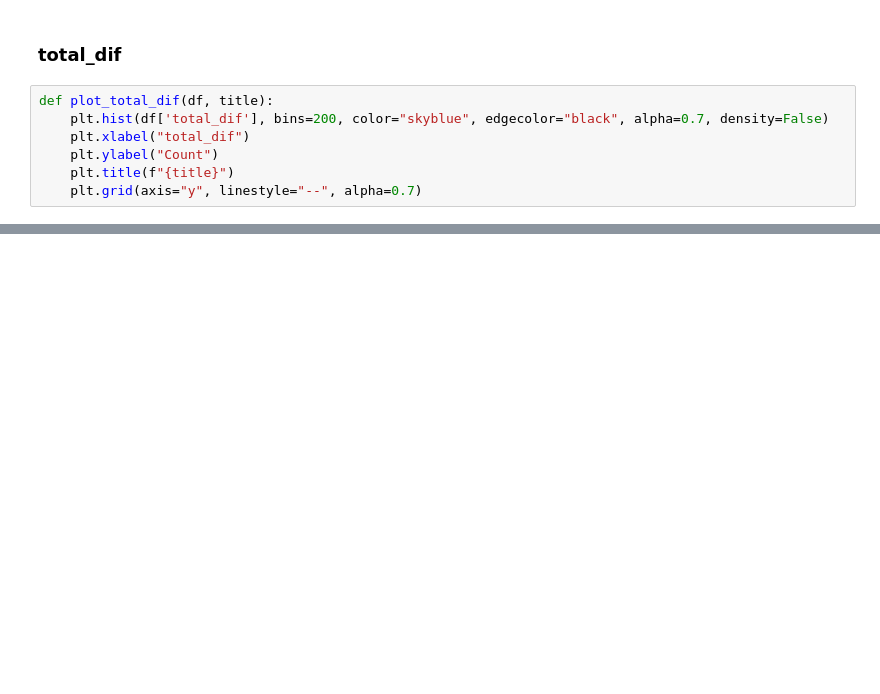
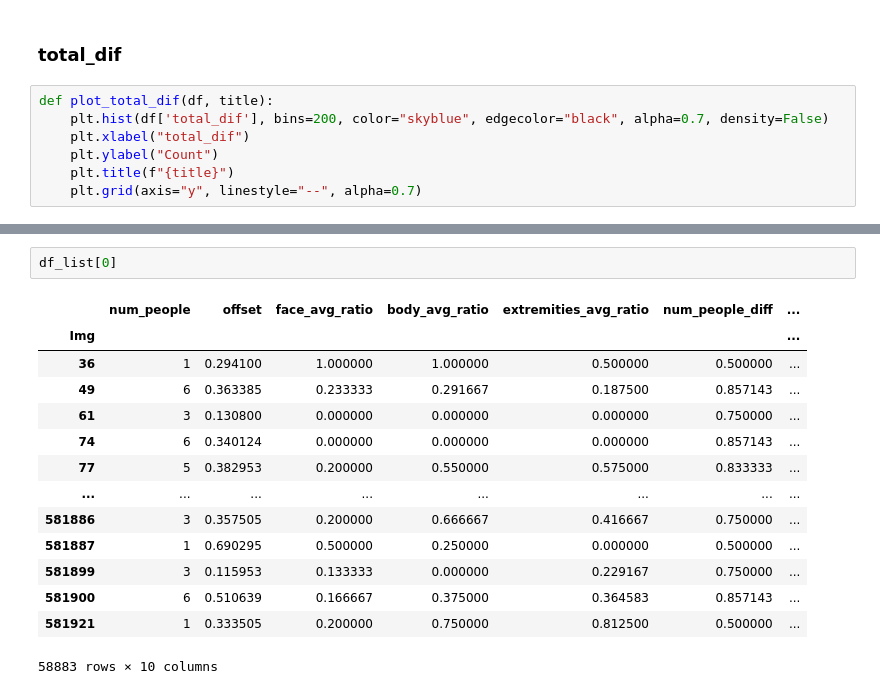
Before and after one commit to federicopaschetta/FemaleObjectificationInMovies, a Jupyter notebook: coco_diff.ipynb, the cells around one changed output, grey strips where cells are left out. Drawn from its saved outputs; the diff is of its cells as text; blank space fills up the shorter version.

```diff
--- a/coco_diff.ipynb
+++ b/coco_diff.ipynb
@@ -525,0 +544,17 @@ plt.show()
+# %%
+df_list[0]
+# %% [output]
+|  | num_people | offset | face_avg_ratio | body_avg_ratio | extremities_avg_ratio | num_people_diff | ... |
+| Img |  |  |  |  |  |  | ... |
+| 36 | 1 | 0.294100 | 1.000000 | 1.000000 | 0.500000 | 0.500000 | ... |
+| 49 | 6 | 0.363385 | 0.233333 | 0.291667 | 0.187500 | 0.857143 | ... |
+| 61 | 3 | 0.130800 | 0.000000 | 0.000000 | 0.000000 | 0.750000 | ... |
+| 74 | 6 | 0.340124 | 0.000000 | 0.000000 | 0.000000 | 0.857143 | ... |
+| 77 | 5 | 0.382953 | 0.200000 | 0.550000 | 0.575000 | 0.833333 | ... |
+| ... | ... | ... | ... | ... | ... | ... | ... |
+| 581886 | 3 | 0.357505 | 0.200000 | 0.666667 | 0.416667 | 0.750000 | ... |
+| 581887 | 1 | 0.690295 | 0.500000 | 0.250000 | 0.000000 | 0.500000 | ... |
+| 581899 | 3 | 0.115953 | 0.133333 | 0.000000 | 0.229167 | 0.750000 | ... |
+| 581900 | 6 | 0.510639 | 0.166667 | 0.375000 | 0.364583 | 0.857143 | ... |
+| 581921 | 1 | 0.333505 | 0.200000 | 0.750000 | 0.812500 | 0.500000 | ... |
+58883 rows × 10 columns
```
Also changed, not shown: parts of 23 cells of this notebook, 3 other files.
